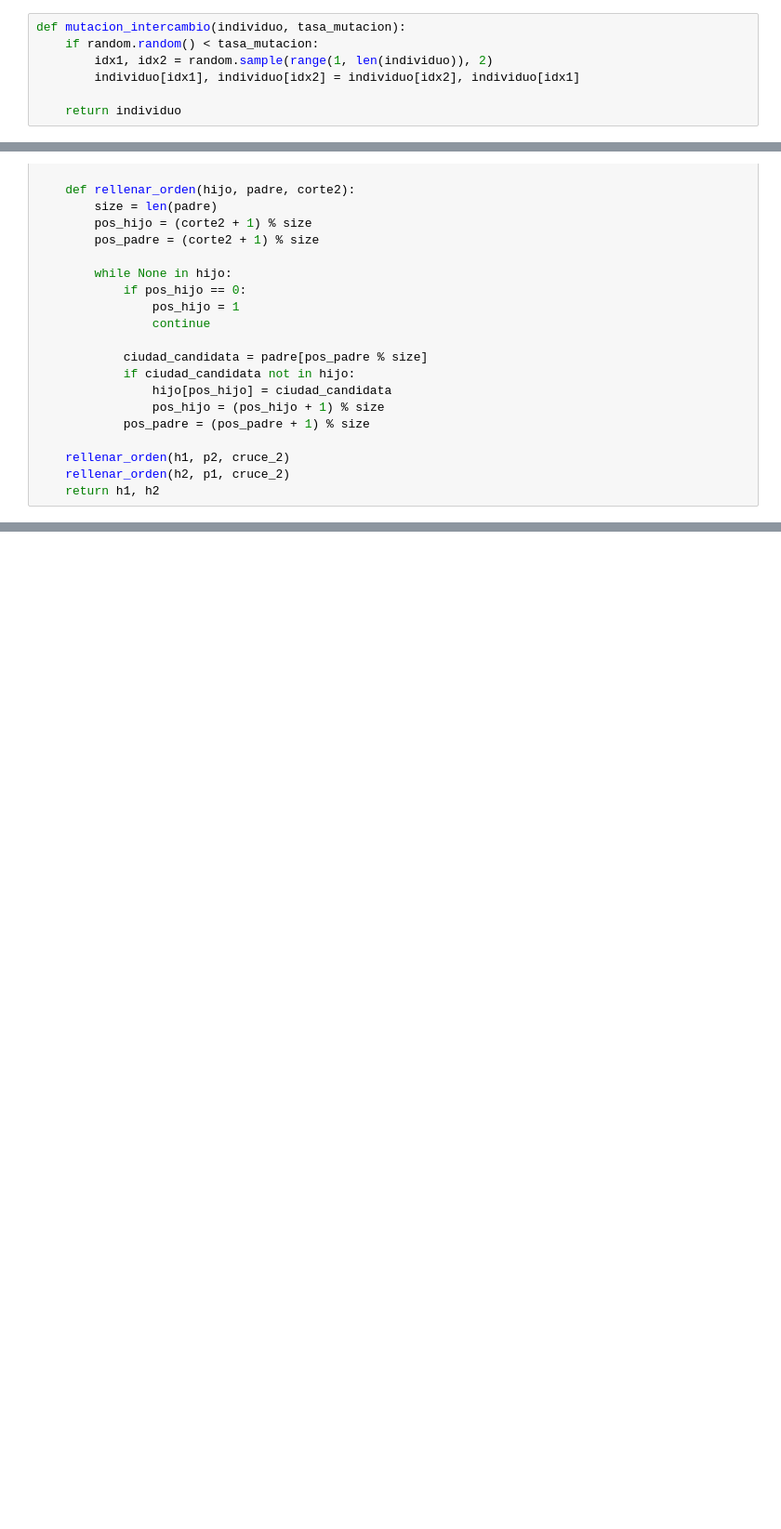
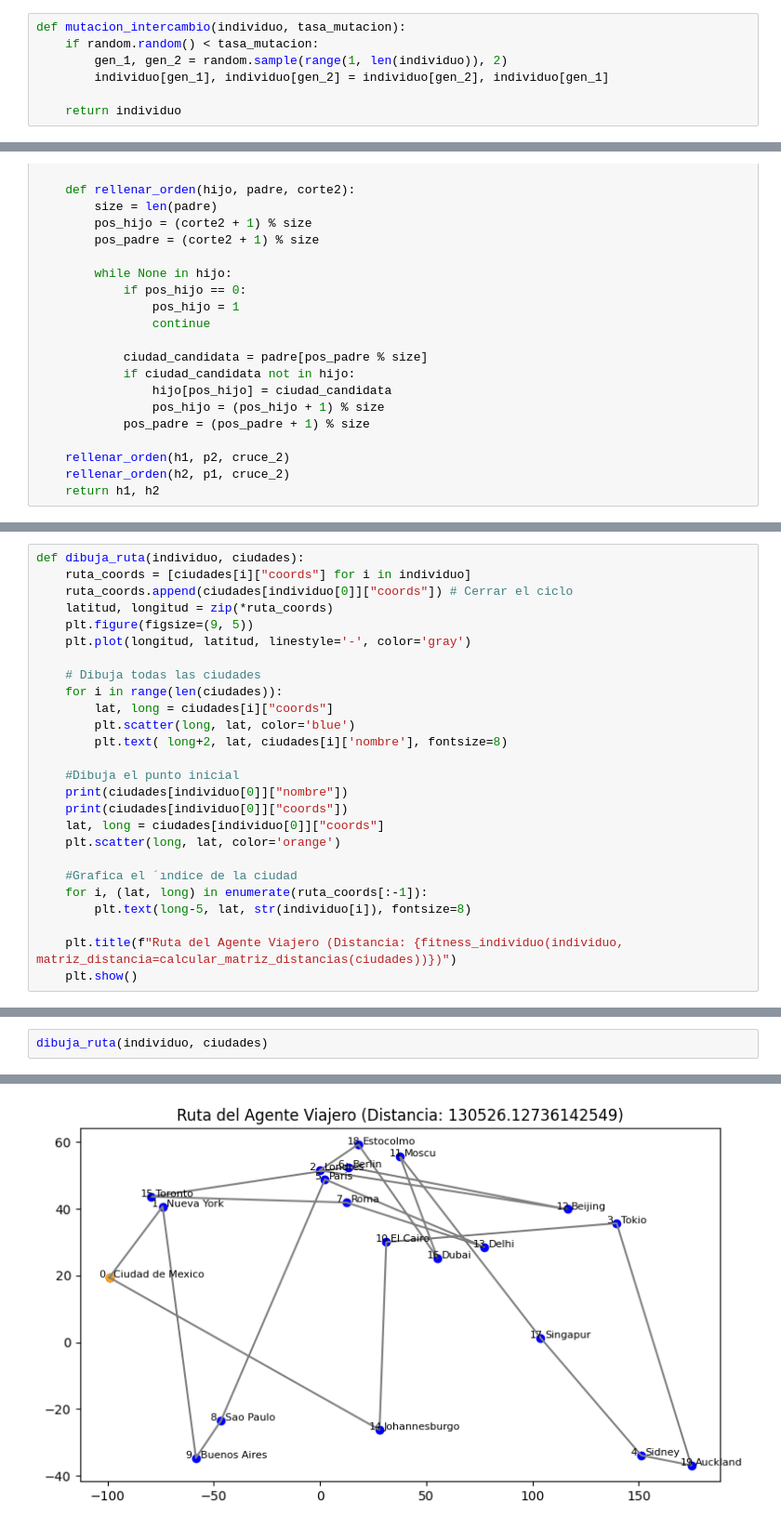
Before and after one commit to FabrexG/Ejercicios_Computacion_evolutiva_2026_1, a Jupyter notebook: practica_2/practica2.ipynb, the cells around one changed output, grey strips where cells are left out. Shown at 93% size. Saved outputs shown, nothing was run; the diff lists cells and outputs as text; blank space fills up the shorter version.

```diff
--- a/practica_2/practica2.ipynb
+++ b/practica_2/practica2.ipynb
@@ -59,8 +119,8 @@ def seleccion_torneo(poblacion, fitness_pob, k=5):
 # %%
 def mutacion_intercambio(individuo, tasa_mutacion):
     if random.random() < tasa_mutacion:
-        idx1, idx2 = random.sample(range(1, len(individuo)), 2)
-        individuo[idx1], individuo[idx2] = individuo[idx2], individuo[idx1]
+        gen_1, gen_2 = random.sample(range(1, len(individuo)), 2)
+        individuo[gen_1], individuo[gen_2] = individuo[gen_2], individuo[gen_1]
 
     return individuo
 # %%
@@ -236,0 +429,26 @@ cruce_ciclos(p1, p2)
+# %%
+def dibuja_ruta(individuo, ciudades):
+    ruta_coords = [ciudades[i]["coords"] for i in individuo]
+    ruta_coords.append(ciudades[individuo[0]]["coords"]) # Cerrar el ciclo
+    latitud, longitud = zip(*ruta_coords)
+    plt.figure(figsize=(9, 5))
+    plt.plot(longitud, latitud, linestyle='-', color='gray')
+
+    # Dibuja todas las ciudades
+    for i in range(len(ciudades)):
+        lat, long = ciudades[i]["coords"]
+        plt.scatter(long, lat, color='blue')
+        plt.text( long+2, lat, ciudades[i]['nombre'], fontsize=8)
+
+    #Dibuja el punto inicial
+    print(ciudades[individuo[0]]["nombre"])
+    print(ciudades[individuo[0]]["coords"])
+    lat, long = ciudades[individuo[0]]["coords"]
+    plt.scatter(long, lat, color='orange')
+
+    #Grafica el ´ındice de la ciudad
+    for i, (lat, long) in enumerate(ruta_coords[:-1]):
+        plt.text(long-5, lat, str(individuo[i]), fontsize=8)
+
+    plt.title(f"Ruta del Agente Viajero (Distancia: {fitness_individuo(individuo, matriz_distancia=calcular_matriz_distancias(ciudades))})")
+    plt.show()
@@ -236,0 +495,3 @@ cruce_ciclos(p1, p2)
+# %%
+dibuja_ruta(individuo, ciudades)
+# %% [output]
@@ -236,0 +500 @@ cruce_ciclos(p1, p2)
+[figure, added]
```
Also changed, not shown: parts of 29 cells of this notebook, 8 other files.
